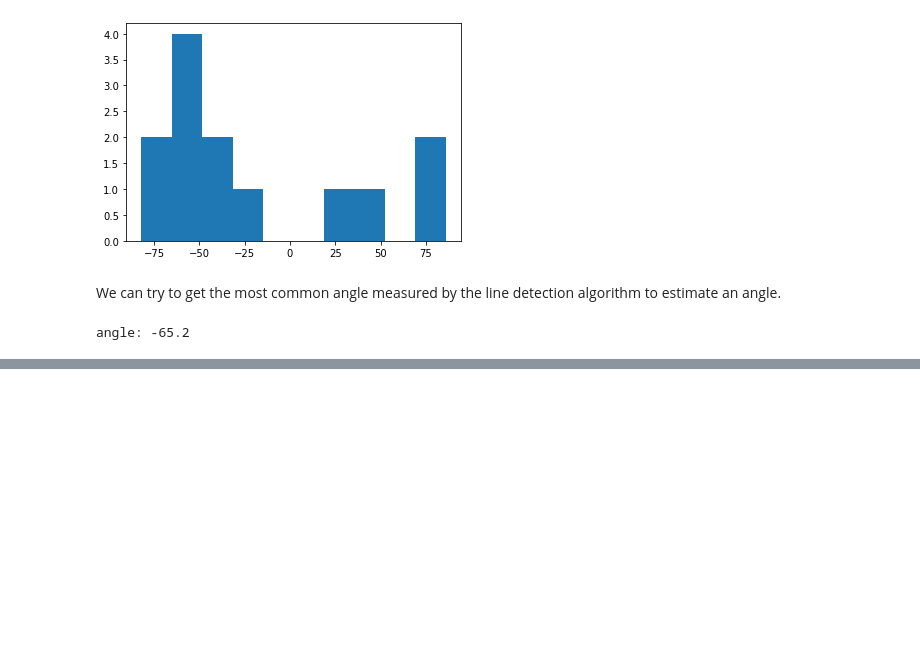
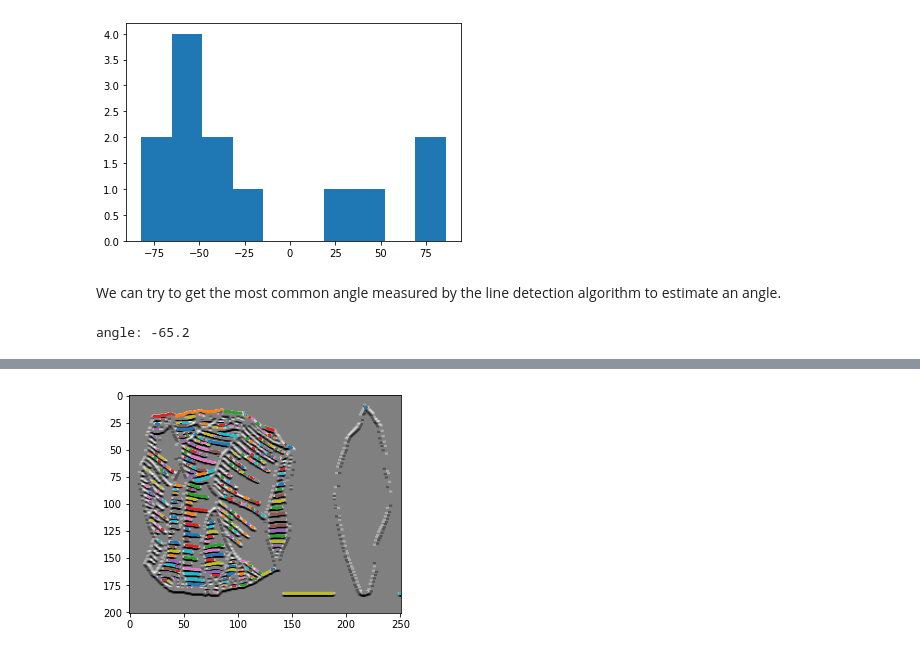
Before and after one commit to alan-turing-institute/Palaeoanalytics, a Jupyter notebook: notebooks/exploration/simple_edge_detection.ipynb, the cells around one changed output, grey strips where cells are left out. Saved outputs shown, nothing was run; the diff lists cells and outputs as text; code cells hidden in the pictures; blank space fills up the shorter version.

```diff
--- a/notebooks/exploration/simple_edge_detection.ipynb
+++ b/notebooks/exploration/simple_edge_detection.ipynb
@@ -75,10 +75,10 @@ The simplest thresholding methods replace each pixel in an image with a black pi
 
 In here we will use it select only the main scars.
 # %%
-thresh = threshold_minimum(image)
+thresh = threshold_minimum(image_original)
 thresh = thresh + thresh*0.3
 
-binary = image < thresh
+binary = image_original < thresh
 
 fig, axes = plt.subplots(ncols=3, figsize=(16, 5))
 ax = axes.ravel()
@@ -86,11 +86,11 @@ ax[0] = plt.subplot(1, 3, 1)
 ax[1] = plt.subplot(1, 3, 2)
 ax[2] = plt.subplot(1, 3, 3, sharex=ax[0], sharey=ax[0])
 
-ax[0].imshow(image, cmap=plt.cm.gray)
+ax[0].imshow(image_original, cmap=plt.cm.gray)
 ax[0].set_title('Original')
 ax[0].axis('off')
 
-ax[1].hist(image.ravel(), bins=256)
+ax[1].hist(image_original.ravel(), bins=256)
 ax[1].set_title('Histogram')
 ax[1].axvline(thresh, color='r')
 
@@ -214,7 +214,7 @@ contour = new_countours[6]
 #contour = new_countours[19]
 
 # Create an empty image to store the masked array
-r_mask = np.zeros_like(image, dtype='bool')
+r_mask = np.zeros_like(image_original, dtype='bool')
 
 # Create a contour image by using the contour coordinates rounded to their nearest integer value
 r_mask[np.round(contour[:, 0]).astype('int'), np.round(contour[:, 1]).astype('int')] = 1
@@ -223,7 +223,7 @@ r_mask[np.round(contour[:, 0]).astype('int'), np.round(contour[:, 1]).astype('in
 r_mask = ndimage.binary_fill_holes(r_mask)
 
 # Invert the mask since you want pixels outside of the region
-new_image = np.multiply(r_mask,image)
+new_image = np.multiply(r_mask,image_original)
 
 new_image = new_image
 # %%
@@ -405,0 +433,13 @@ angle: -65.2
+# %%
+#now lets apply some contour finiding, to try to recognise the scale line
+contours_scale = find_contours(edge_prewitt_h, 0.99999999999999994,fully_connected='high')
+fig, ax = plt.subplots()
+ax.imshow(edge_prewitt_h, cmap=plt.cm.gray)
+
+
+for contour in contours_scale:
+
+    ax.plot(contour[:, 1], contour[:, 0], linewidth=2)
+    final_contour.append(contour)
+# %% [output]
+[figure, added]
```
Also changed, not shown: parts of 8 cells of this notebook.
